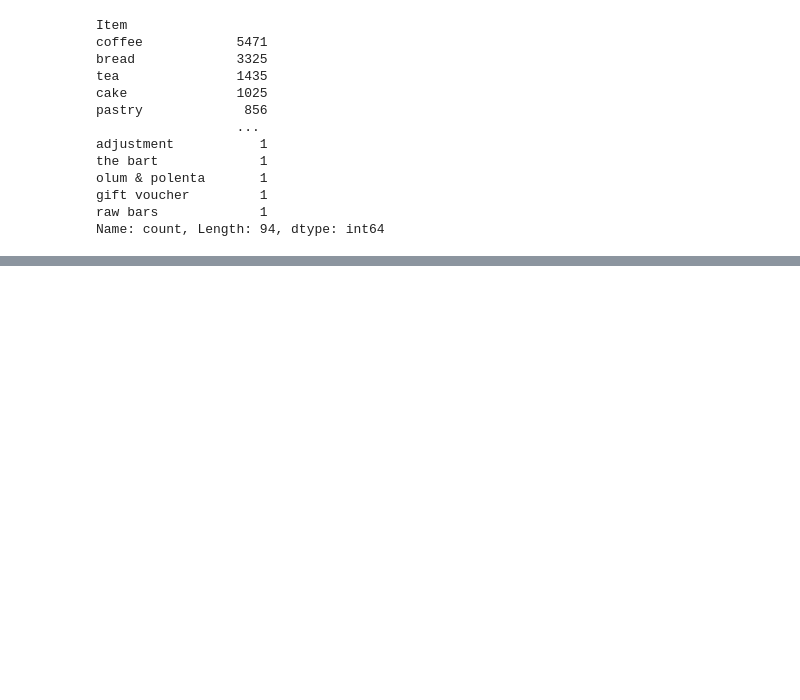
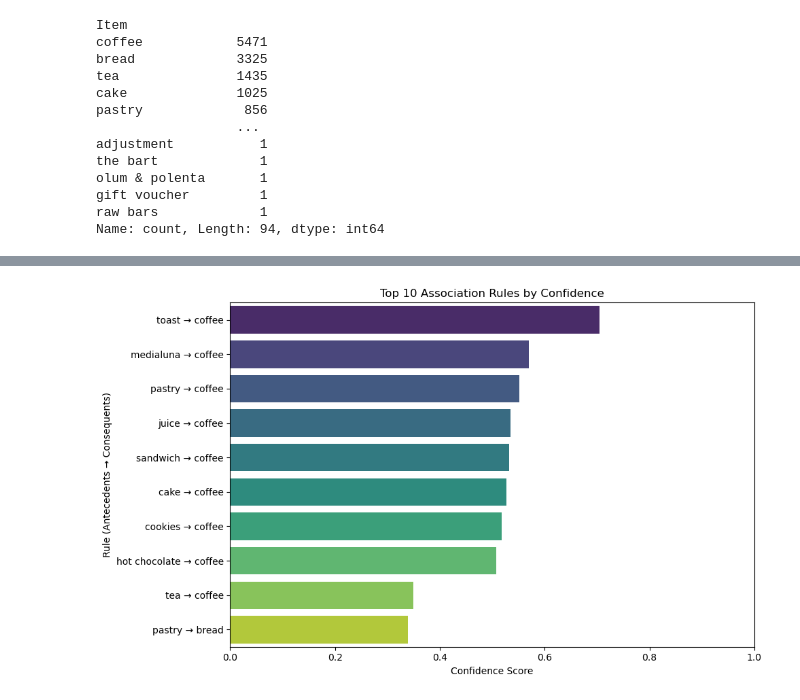
Before and after one commit to markangelogallardo/CSC172-AssociationMining-Gallardo, a Jupyter notebook: final_project_notebook.ipynb, the cells around one changed output, grey strips where cells are left out. Cells and saved outputs as stored; diff of their text form; code cells hidden in the pictures; blank space fills up the shorter version.

```diff
--- a/final_project_notebook.ipynb
+++ b/final_project_notebook.ipynb
@@ -159,0 +228,16 @@ plt.show()
+# %%
+# One-hot encode
+te = TransactionEncoder()
+dataset = []
+
+transactions_list = df.groupby('Transaction')['Item'].apply(list).values
+
+transactions_np_array = te.fit_transform(transactions_list)
+
+item_names = te.columns_
+
+transactions_df = pd.DataFrame(transactions_np_array, columns=item_names)
+
+transactions_df = transactions_df.astype(int)
+
+print(transactions_df)
@@ -159,0 +299,3 @@ plt.show()
+# %%
+frequent_items = apriori(transactions_df, min_support=0.02, use_colnames=True)
+print("Frequent Itemsets:\n", frequent_items)
@@ -159,0 +320,4 @@ plt.show()
+# %%
+# Step 2: Generate Rules
+rules = association_rules(frequent_items, metric="lift", min_threshold=0.6)
+print("\nAssociation Rules:\n", rules[['antecedents', 'consequents', 'support', 'confidence', 'lift']])
@@ -159,0 +342,20 @@ plt.show()
+# %%
+top_10_rules = rules.sort_values(by='confidence', ascending=False).head(10).copy()
+
+top_10_rules['rule_name'] = top_10_rules.apply(
+    lambda x: f"{', '.join(list(x['antecedents']))} \u2192 {', '.join(list(x['consequents']))}",
+    axis=1
+)
+
+
+plt.figure(figsize=(10, 6))
+sns.barplot(x='confidence', y='rule_name', data=top_10_rules, palette='viridis')
+
+plt.xlabel('Confidence Score')
+plt.ylabel('Rule (Antecedents \u2192 Consequents)')
+plt.title('Top 10 Association Rules by Confidence')
+plt.xlim(0, 1.0) # Confidence ranges from 0 to 1
+plt.tight_layout()
+plt.show()
+# %% [output]
+[figure, added]
```
Also changed, not shown: parts of 21 cells of this notebook, 9 other files.
